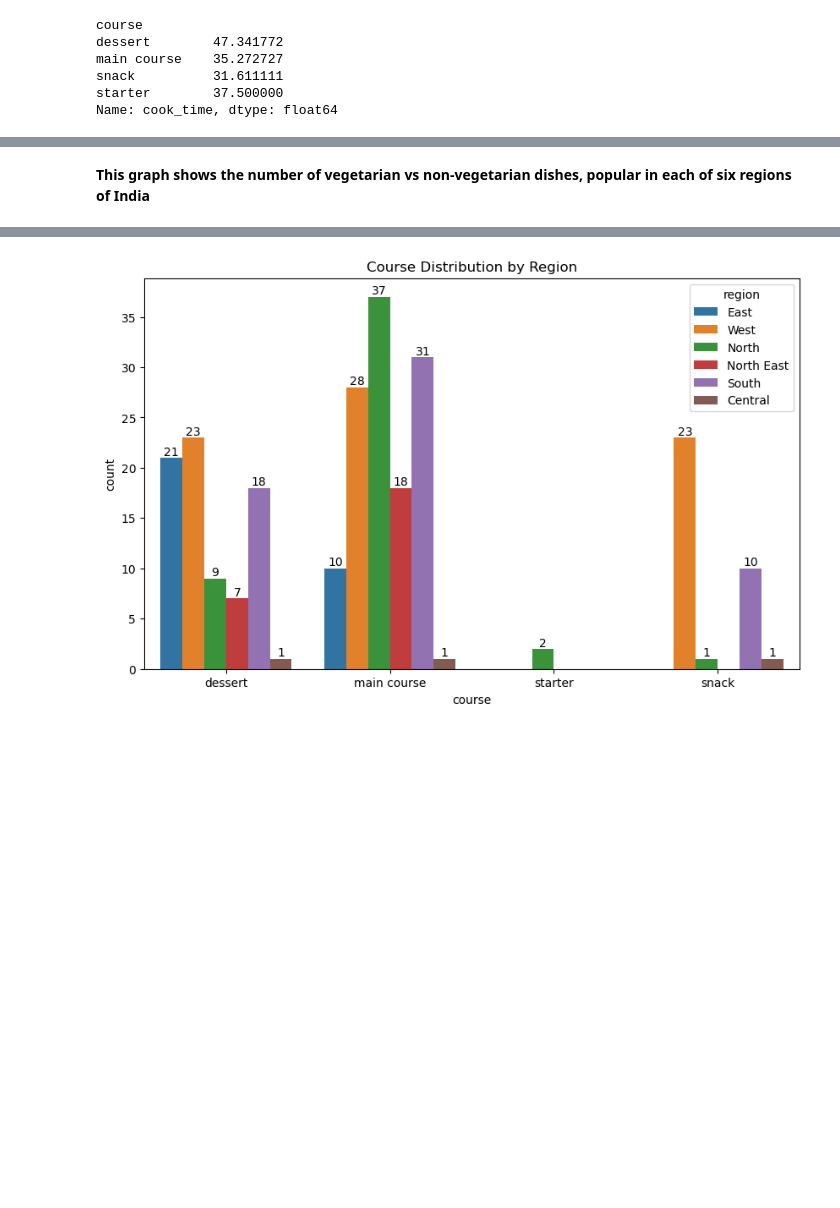
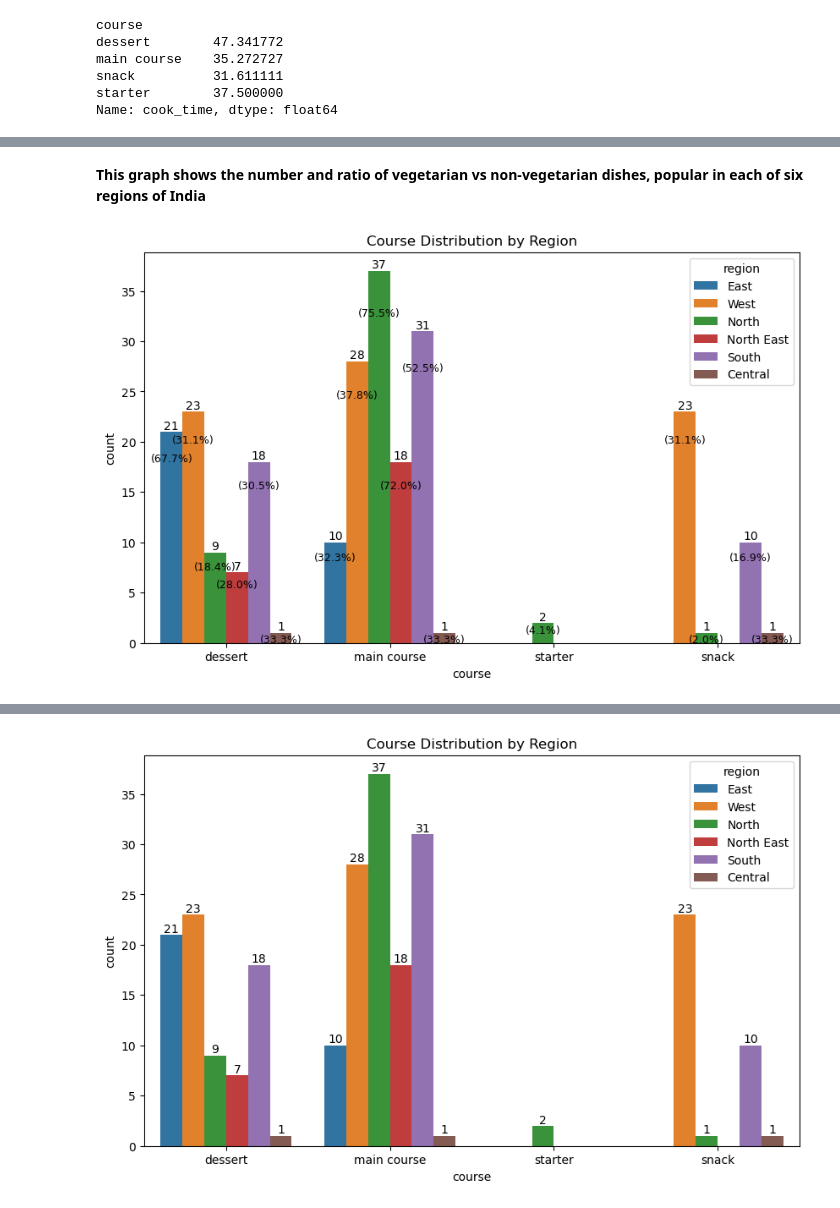
Before and after one commit to shumskiy/Indian_Food, a Jupyter notebook: Descriptive Stats.ipynb, the cells around one changed output, grey strips where cells are left out. Drawn from its saved outputs; the diff is of its cells as text; code cells hidden in the pictures; blank space fills up the shorter version.

```diff
--- a/Descriptive Stats.ipynb
+++ b/Descriptive Stats.ipynb
@@ -158,2 +173,56 @@ plt.show()
 # %% [markdown]
-**This graph shows the number of vegetarian vs non-vegetarian dishes, popular in each of six regions of India**
+**This graph shows the number and ratio of vegetarian vs non-vegetarian dishes, popular in each of six regions of India**
+# %%
+import matplotlib.pyplot as plt
+import seaborn as sns
+
+# Calculate the total count for each region to compute ratios
+region_totals = df["region"].value_counts()
+
+plt.figure(figsize=(10, 6))
+# Create the countplot (ensure x is 'course' and hue is 'region')
+ax = sns.countplot(data=df, x="course", hue="region")
+
+# 1. Add the actual count labels on top of the bars
+for container in ax.containers:
+    ax.bar_label(container)
+
+# 2. Add the ratio labels below the actual counts
+# ax.containers holds the bars grouped by 'hue' (region)
+# The order of containers matches the order of unique regions in the plot
+regions_order = (
+    df["region"].unique()
+    if ax.get_legend() is None
+    else [t.get_text() for t in ax.get_legend().get_texts()]
+)
+
+for container, region in zip(ax.containers, regions_order):
+    total_for_region = region_totals[region]
+
+
+    for bar in container:
+        height = bar.get_height()
+        if height > 0:  # Skip bars with zero count
+            # Calculate percentage based on the region's total
+            percentage = f"({(height / total_for_region) * 100:.1f}%)"
+
+
+            # Get coordinates for the label
+            x_pos = bar.get_x() + bar.get_width() / 2
+            # Position it slightly below the top of the bar / count label
+            y_pos = height - (height * 0.1)
+
+            ax.text(
+                x_pos,
+                y_pos,
+                percentage,
+                ha="center",
+                va="top",
+                fontsize=9,
+                color="black",
+            )
+
+plt.title("Course Distribution by Region")
+plt.show()
+# %% [output]
+[figure, added]
```
Also changed, not shown: parts of 10 cells of this notebook.
